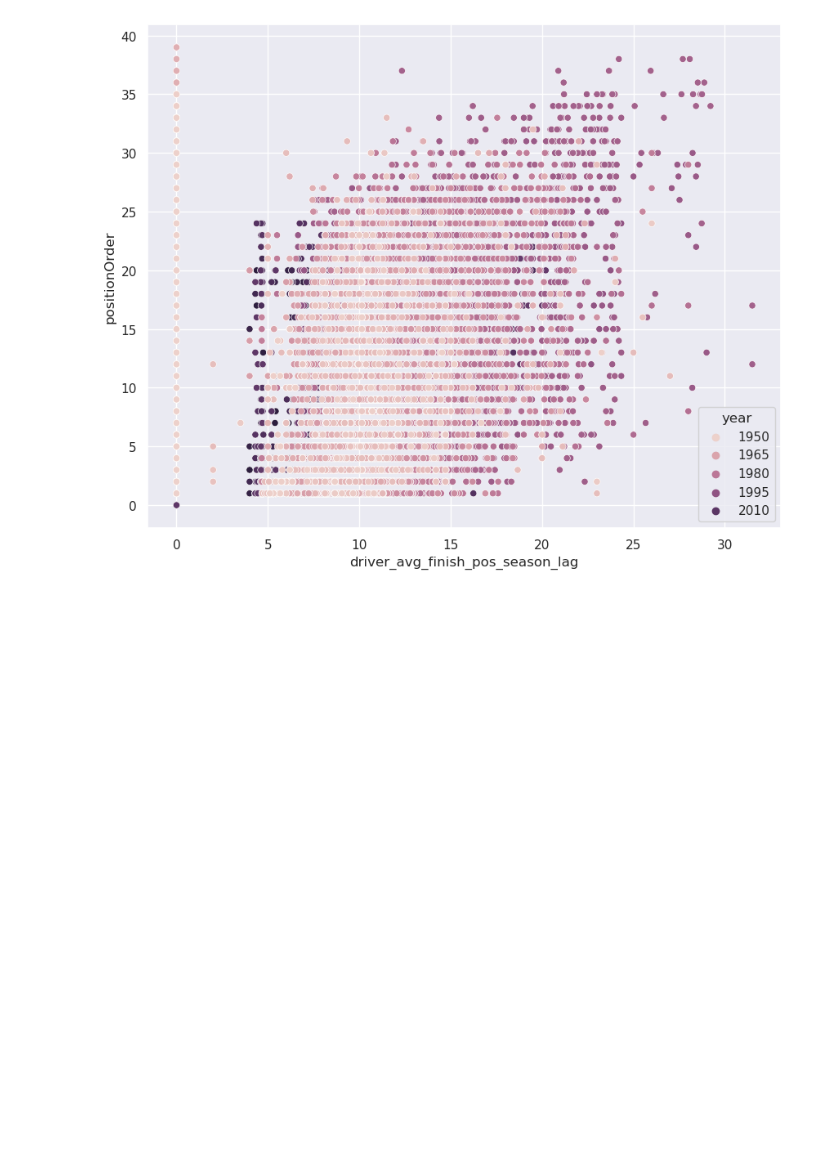
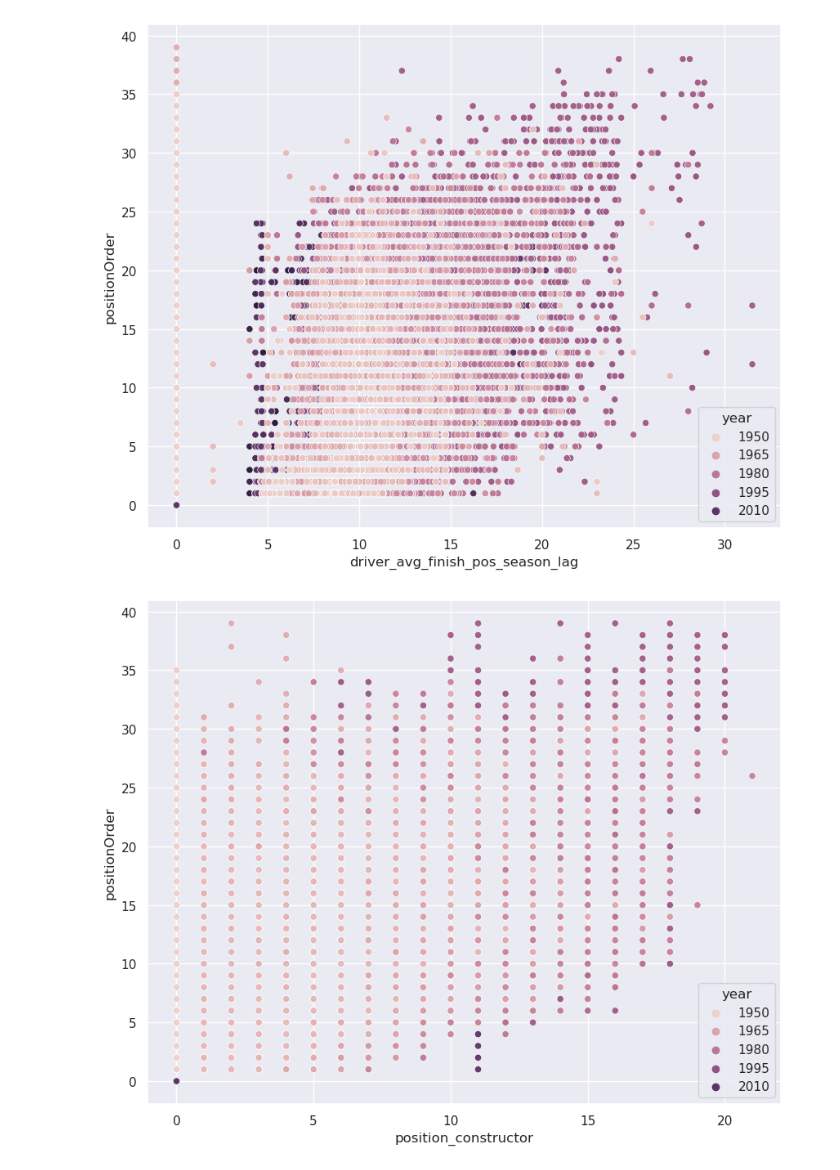
Before and after one commit to BoSsHoGaLeX66/F1Prediction, a Jupyter notebook: EDA.ipynb, the cells around one changed output. Drawn from its saved outputs; the diff is of its cells as text; code cells hidden in the pictures; blank space fills up the shorter version.

```diff
--- a/EDA.ipynb
+++ b/EDA.ipynb
@@ -55,23 +55,26 @@ sns.pairplot(result_df[['positionOrder', 'top3_driver_season_percentage', 'Const
 # %% [markdown]
 ### Taking closer look at varaibles that are closely correlated with positionOrder
 # %%
-sns.set_theme(style="darkgrid")
 fig, ax = plt.subplots(figsize=(10,8))
 sns.scatterplot(result_df, x='position_driver', y='positionOrder', hue='year', ax=ax)
 plt.show()
 # %% [output]
 [figure]
 # %%
-sns.set_theme(style="darkgrid")
 fig, ax = plt.subplots(figsize=(10,8))
 sns.scatterplot(result_df, x='driver_avg_finish_pos_season', y='positionOrder', hue='year', ax=ax, )
 plt.show()
 # %% [output]
 [figure]
 # %%
-sns.set_theme(style="darkgrid")
 fig, ax = plt.subplots(figsize=(10,8))
 sns.scatterplot(result_df, x='driver_avg_finish_pos_season_lag', y='positionOrder', hue='year', ax=ax)
 plt.show()
 # %% [output]
 [figure]
+# %%
+fig, ax = plt.subplots(figsize=(10,8))
+sns.scatterplot(result_df, x='position_constructor', y='positionOrder', hue='year', ax=ax)
+plt.show()
+# %% [output]
+[figure, added]
```
Also changed, not shown: parts of 2 cells of this notebook.
